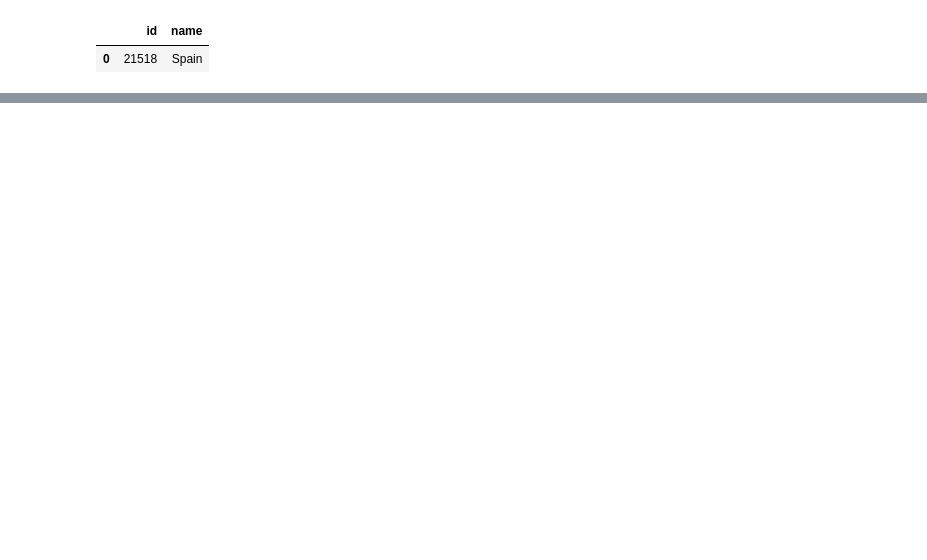
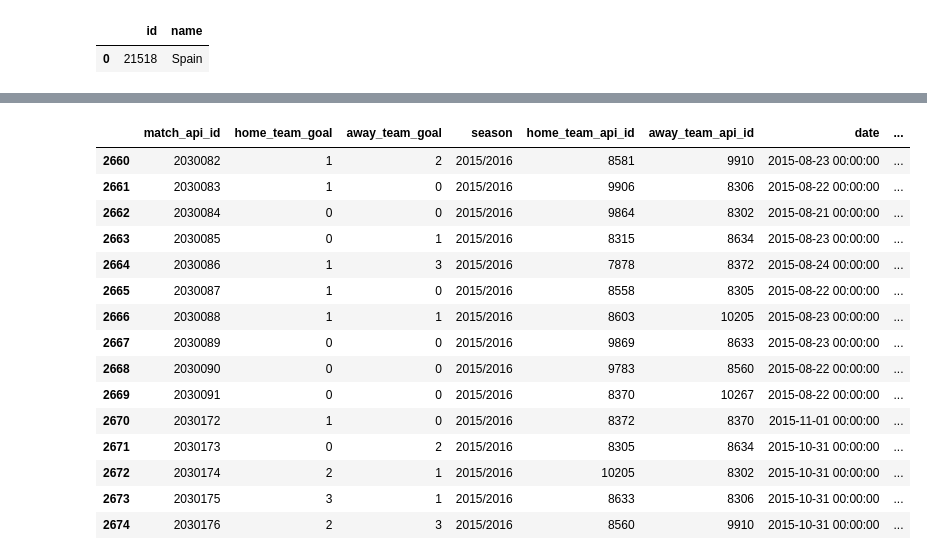
Before and after one commit to cphalpert/soccer-capstone, a Jupyter notebook: edav/kaggle_clean.ipynb, the cells around one changed output, grey strips where cells are left out. Drawn from its saved outputs; the diff is of its cells as text; code cells hidden in the pictures; blank space fills up the shorter version.

```diff
--- a/edav/kaggle_clean.ipynb
+++ b/edav/kaggle_clean.ipynb
@@ -78,0 +112,19 @@ cross_df = parse_xml('possession')
+# %%
+merged_df[merged_df['season'] == '2015/2016'].head(15)
+# %% [output]
+|  | match_api_id | home_team_goal | away_team_goal | season | home_team_api_id | away_team_api_id | date | ... |
+| 2660 | 2030082 | 1 | 2 | 2015/2016 | 8581 | 9910 | 2015-08-23 00:00:00 | ... |
+| 2661 | 2030083 | 1 | 0 | 2015/2016 | 9906 | 8306 | 2015-08-22 00:00:00 | ... |
+| 2662 | 2030084 | 0 | 0 | 2015/2016 | 9864 | 8302 | 2015-08-21 00:00:00 | ... |
+| 2663 | 2030085 | 0 | 1 | 2015/2016 | 8315 | 8634 | 2015-08-23 00:00:00 | ... |
+| 2664 | 2030086 | 1 | 3 | 2015/2016 | 7878 | 8372 | 2015-08-24 00:00:00 | ... |
+| 2665 | 2030087 | 1 | 0 | 2015/2016 | 8558 | 8305 | 2015-08-22 00:00:00 | ... |
+| 2666 | 2030088 | 1 | 1 | 2015/2016 | 8603 | 10205 | 2015-08-23 00:00:00 | ... |
+| 2667 | 2030089 | 0 | 0 | 2015/2016 | 9869 | 8633 | 2015-08-23 00:00:00 | ... |
+| 2668 | 2030090 | 0 | 0 | 2015/2016 | 9783 | 8560 | 2015-08-22 00:00:00 | ... |
+| 2669 | 2030091 | 0 | 0 | 2015/2016 | 8370 | 10267 | 2015-08-22 00:00:00 | ... |
+| 2670 | 2030172 | 1 | 0 | 2015/2016 | 8372 | 8370 | 2015-11-01 00:00:00 | ... |
+| 2671 | 2030173 | 0 | 2 | 2015/2016 | 8305 | 8634 | 2015-10-31 00:00:00 | ... |
+| 2672 | 2030174 | 2 | 1 | 2015/2016 | 10205 | 8302 | 2015-10-31 00:00:00 | ... |
+| 2673 | 2030175 | 3 | 1 | 2015/2016 | 8633 | 8306 | 2015-10-31 00:00:00 | ... |
+| 2674 | 2030176 | 2 | 3 | 2015/2016 | 8560 | 9910 | 2015-10-31 00:00:00 | ... |
```
Also changed, not shown: parts of 31 cells of this notebook.
